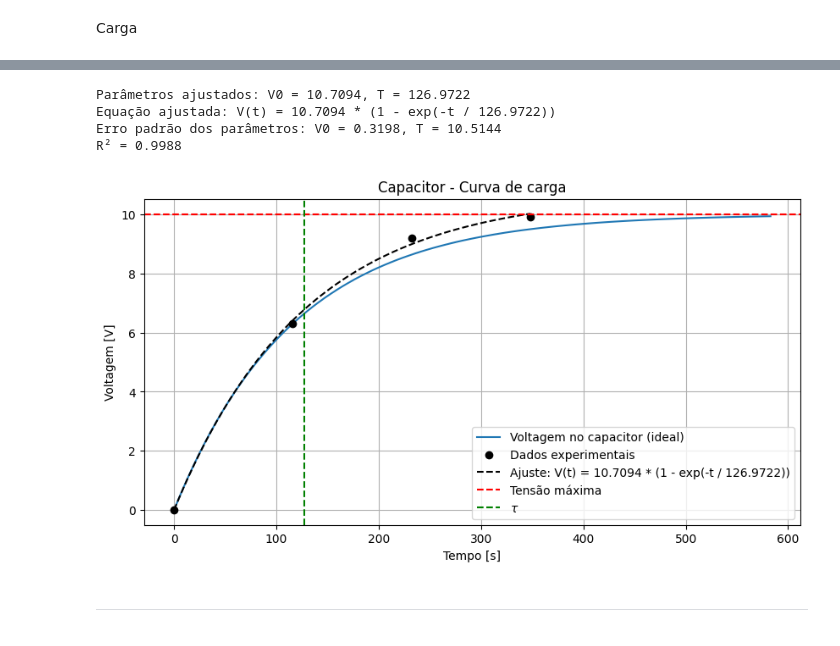
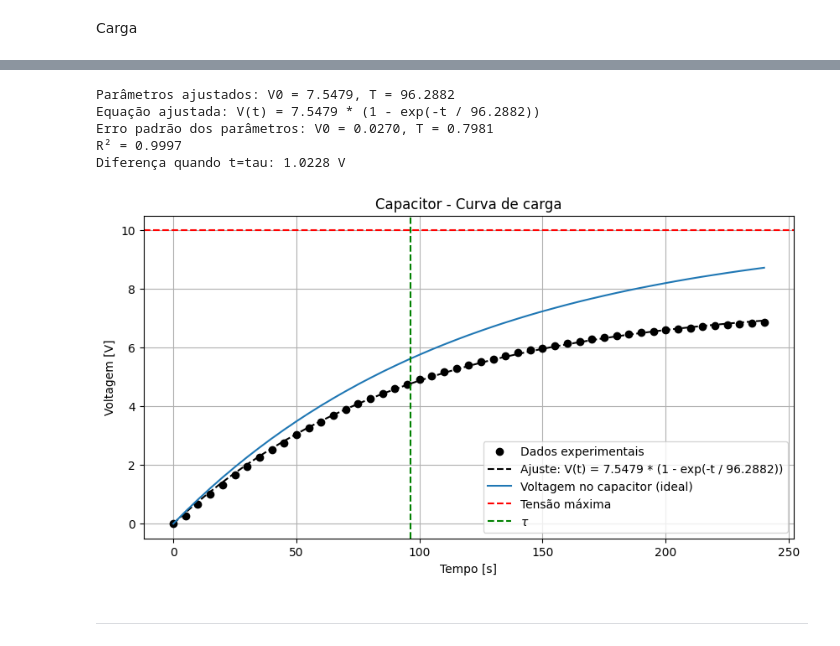
Before and after one commit to ViniciusCMB/Fisexp3, a Jupyter notebook: exp5.ipynb, the cells around one changed output, grey strips where cells are left out. Saved outputs shown, nothing was run; the diff lists cells and outputs as text; code cells hidden in the pictures.

```diff
--- a/exp5.ipynb
+++ b/exp5.ipynb
@@ -57,0 +23,6 @@ plt.show()
+# %%
+import pandas as pd
+
+df = pd.read_excel('dados_capacitor.xlsx')
+
+df
@@ -58,6 +47,7 @@ plt.show()
 # %%
-t_exp = np.array([0, 116, 232, 348]) # Tempo em segundos
-V_exp = np.array([0, 6.3, 9.2, 9.9]) # Voltagem medida em volts
+
+t_exp = df["T"] # Tempo em segundos
+V_exp = df["V"] # Voltagem medida em volts
 
 # Ajuste do modelo usando curve_fit
 popt, pcov = curve_fit(Vcap_carga, t_exp, V_exp, p0=[V, T])
@@ -78,26 +68,31 @@ print(f"R² = {r_value**2:.4f}")
 # Gerar valores ajustados para o gráfico
 x_fit = np.linspace(min(t_exp), max(t_exp), 100)
 y_fit = Vcap_carga(x_fit, A, B)
+
+# Diferença quando t=tau
+dif = Vcap_carga(T, A, B) - Vcap_carga(T, V, T)
+print(f'Diferença quando t=tau: {abs(dif):.4f} V')
 # %% [output]
-Parâmetros ajustados: V0 = 10.7094, T = 126.9722
-Equação ajustada: V(t) = 10.7094 * (1 - exp(-t / 126.9722))
-Erro padrão dos parâmetros: V0 = 0.3198, T = 10.5144
-R² = 0.9988
+Parâmetros ajustados: V0 = 7.5479, T = 96.2882
+Equação ajustada: V(t) = 7.5479 * (1 - exp(-t / 96.2882))
+Erro padrão dos parâmetros: V0 = 0.0270, T = 0.7981
+R² = 0.9997
+Diferença quando t=tau: 1.0228 V
 # %%
 plt.figure(figsize=(10, 5))
-plt.plot(time, Vcap_carga(time, V, T), label='Voltagem no capacitor (ideal)')
 plt.plot(t_exp, V_exp, 'ko', label='Dados experimentais')
 plt.plot(x_fit, y_fit, 'k--', label='Ajuste: V(t) = {:.4f} * (1 - exp(-t / {:.4f}))'.format(A, B))
+plt.plot(t_exp, Vcap_carga(t_exp, V, T), label='Voltagem no capacitor (ideal)')
 plt.title('Capacitor - Curva de carga')
 plt.xlabel('Tempo [s]')
 plt.ylabel('Voltagem [V]')
 plt.axhline(V, color='red', linestyle='--', label='Tensão máxima')
 plt.axvline(B, color='green', linestyle='--', label=r'$\tau$')
 plt.legend()
 plt.grid()
 plt.show()
 # %% [output]
-[figure, old version]
+[figure, new version]
 # %% [markdown]
 ---
 # %% [markdown]
```
Also changed, not shown: parts of 8 cells of this notebook.
